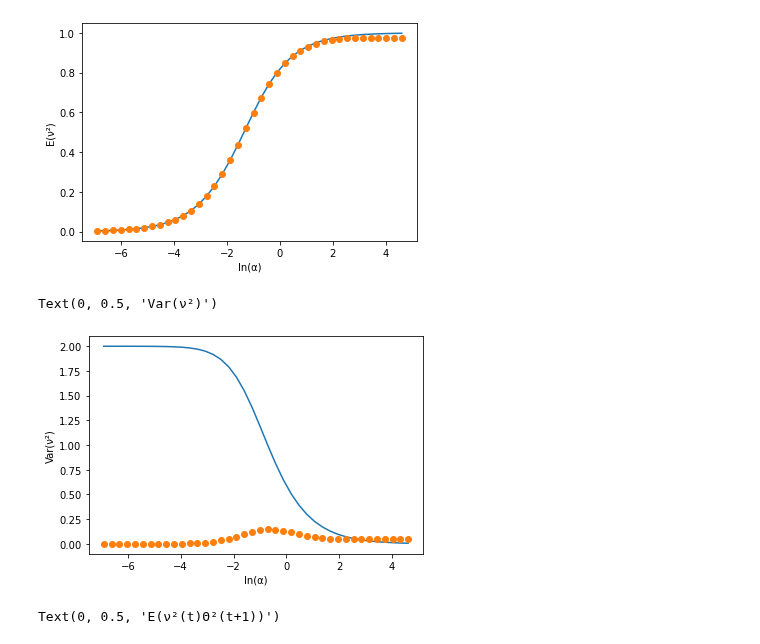
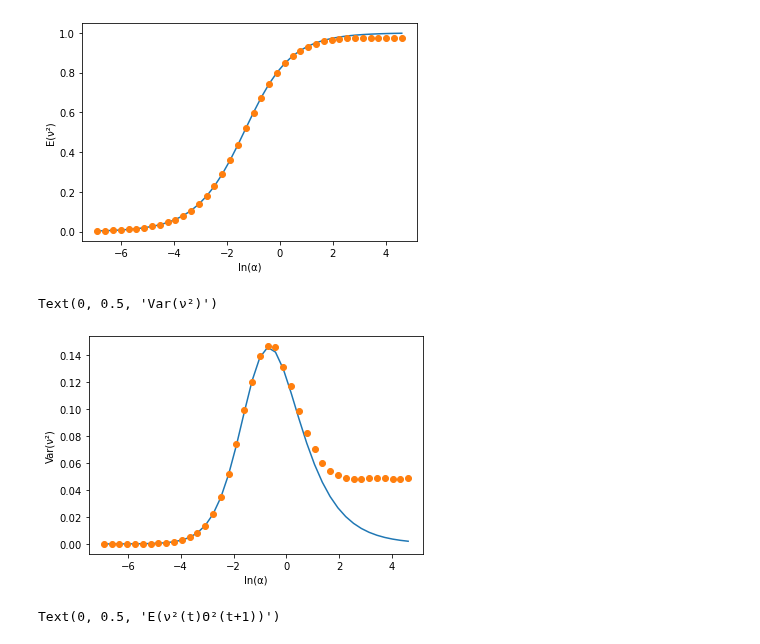
Before and after one commit to pcourau/Maternal_Bet_Hedging, a Jupyter notebook: Environment.ipynb, the cells around one changed output. Saved outputs shown, nothing was run; the diff lists cells and outputs as text; code cells hidden in the pictures.

```diff
--- a/Environment.ipynb
+++ b/Environment.ipynb
@@ -97,25 +97,19 @@ plt.ylabel("E(ν²)")
 Text(0, 0.5, 'E(ν²)')
 [figure]
 # %%
-#First mistake: variance in variance: the two theories are wrong
-lTheo = 1/(lalpha*tau)**4 * (
-    -   0 *S3(lalpha*tau)  + 0 *S3(2*lalpha*tau)
-    + ( 16*S2(lalpha*tau)  - 2  *S2(2*lalpha*tau))* lalpha*tau
-    + ( 6 *S1(lalpha*tau)  - 1/2*S1(2*lalpha*tau))*(lalpha*tau)**2
-)-1/(lalpha*tau)**4 * (
-        24 *S3(lalpha*tau)  - 12 *S3(2*lalpha*tau)
-    + ( 8  *S2(lalpha*tau)  + 2*S2(2*lalpha*tau))*lalpha*tau
-    +   6  *S1(lalpha*tau) * (lalpha*tau)**2
-)-2/(lalpha*tau)**2 * S1(lalpha*tau) #NOT TESTED YET
+lTheo = 1/(lalpha*tau)**3 * (
+        32*S2(lalpha*tau)  - 4  *S2(2*lalpha*tau)
+    + (-8 *S1(lalpha*tau)  + 1  *S1(2*lalpha*tau))* lalpha*tau
+)+ 2*ThvarT**2
 
 lExpm = np.var(lNu,axis=1)
 plt.plot(np.log(lalpha),lTheo)
 plt.plot(np.log(lalpha),lExpm,"o")
 plt.xlabel("ln(α)")
 plt.ylabel("Var(ν²)")
 # %% [output]
 Text(0, 0.5, 'Var(ν²)')
-[figure, old version]
+[figure, new version]
 # %%
 lTheo = 1/(lalpha*tau)**4 * S0(lalpha*tau)**3 *(
             2 *S1(lalpha*tau)  -  S0(lalpha*tau) * lalpha*tau
```
Also changed, not shown: parts of 1 cell of this notebook.
